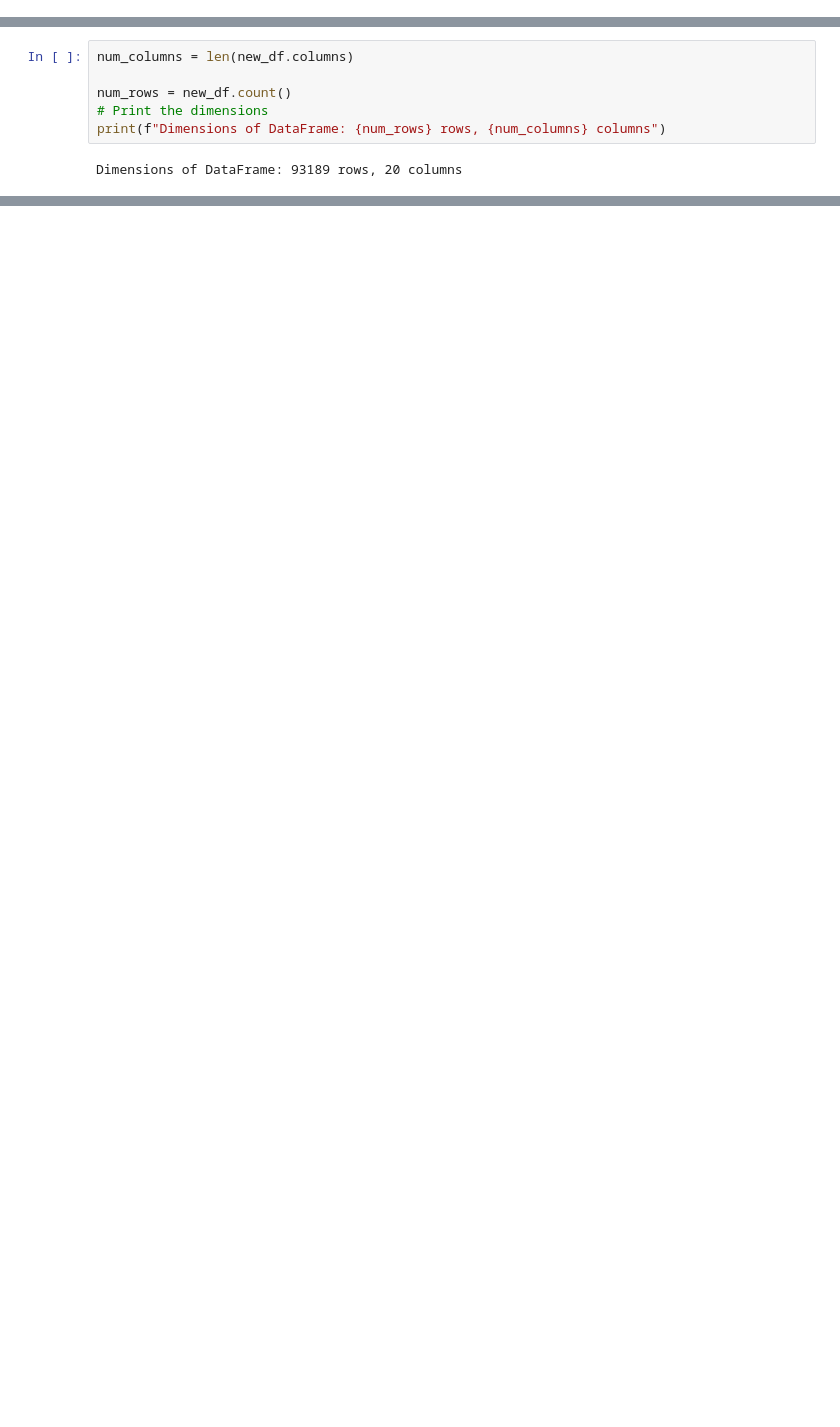
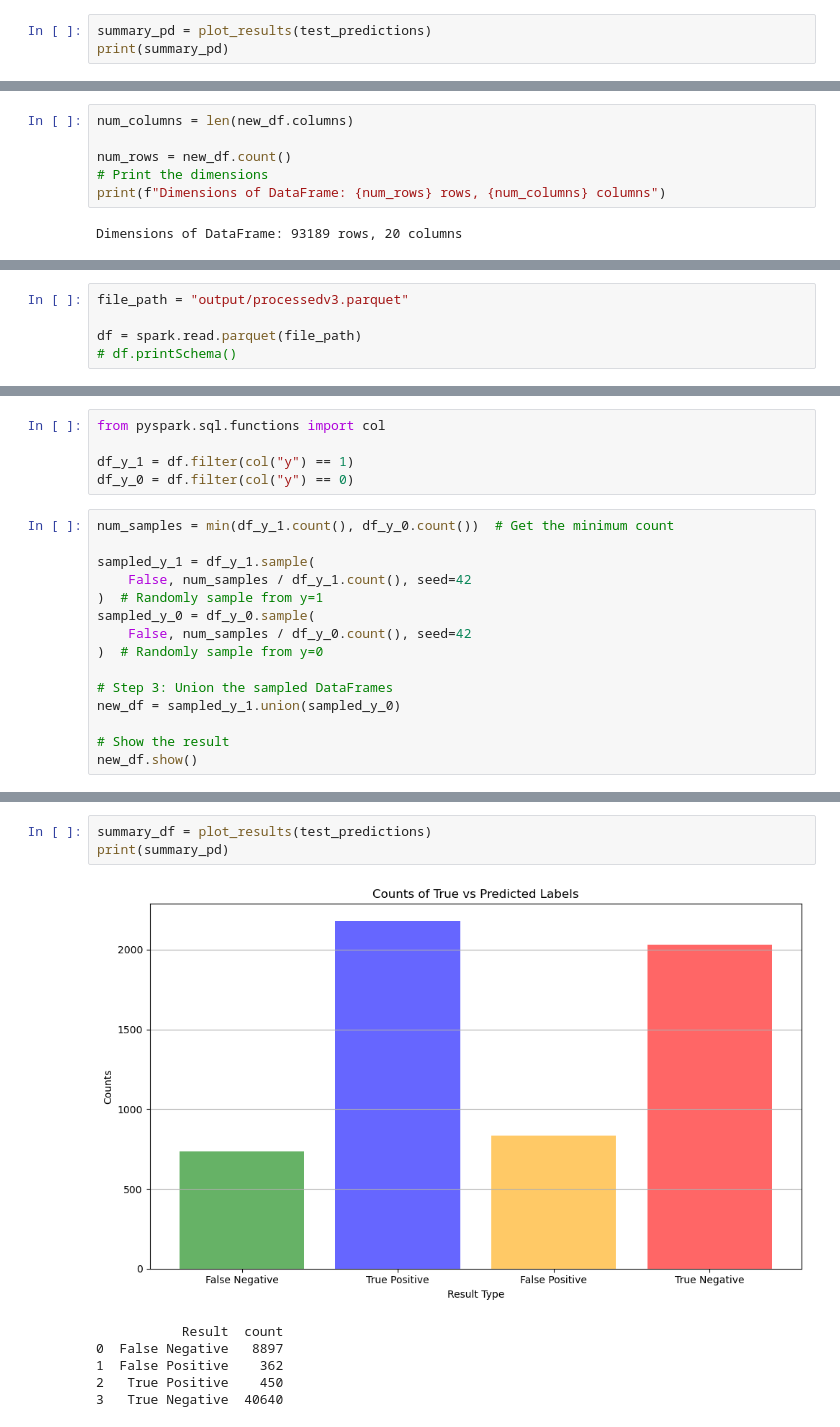
Before and after one commit to xyzL2/COMP4631, a Jupyter notebook: linear_regression.ipynb, the cells around one changed output, grey strips where cells are left out. Drawn from its saved outputs; the diff is of its cells as text; blank space fills up the shorter version.

```diff
--- a/linear_regression.ipynb
+++ b/linear_regression.ipynb
@@ -254,0 +255,3 @@ plt.show()
+# %%
+summary_pd = plot_results(test_predictions)
+print(summary_pd)
@@ -328,0 +367,5 @@ Dimensions of DataFrame: 93189 rows, 20 columns
+# %%
+file_path = "output/processedv3.parquet"
+
+df = spark.read.parquet(file_path)
+# df.printSchema()
@@ -328,0 +415,20 @@ Dimensions of DataFrame: 93189 rows, 20 columns
+# %%
+from pyspark.sql.functions import col
+
+df_y_1 = df.filter(col("y") == 1)
+df_y_0 = df.filter(col("y") == 0)
+# %%
+num_samples = min(df_y_1.count(), df_y_0.count())  # Get the minimum count
+
+sampled_y_1 = df_y_1.sample(
+    False, num_samples / df_y_1.count(), seed=42
+)  # Randomly sample from y=1
+sampled_y_0 = df_y_0.sample(
+    False, num_samples / df_y_0.count(), seed=42
+)  # Randomly sample from y=0
+
+# Step 3: Union the sampled DataFrames
+new_df = sampled_y_1.union(sampled_y_0)
+
+# Show the result
+new_df.show()
@@ -449,0 +484,10 @@ org.apache.spark.SparkException: Exception thrown in awaitResult:
+# %%
+summary_df = plot_results(test_predictions)
+print(summary_pd)
+# %% [output]
+[figure, added]
+           Result  count
+0  False Negative   8897
+1  False Positive    362
+2   True Positive    450
+3   True Negative  40640
```
Also changed, not shown: parts of 26 cells of this notebook.
